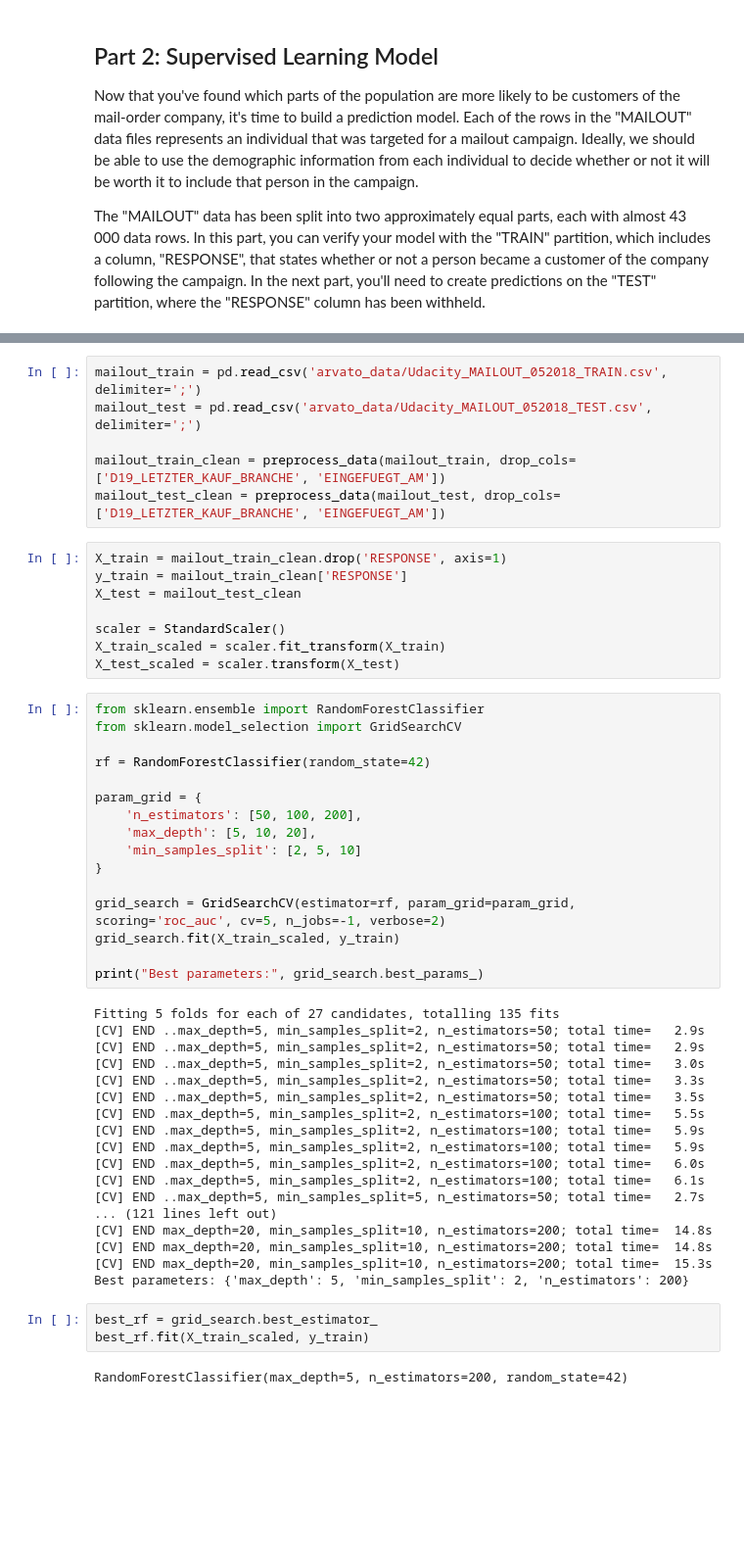
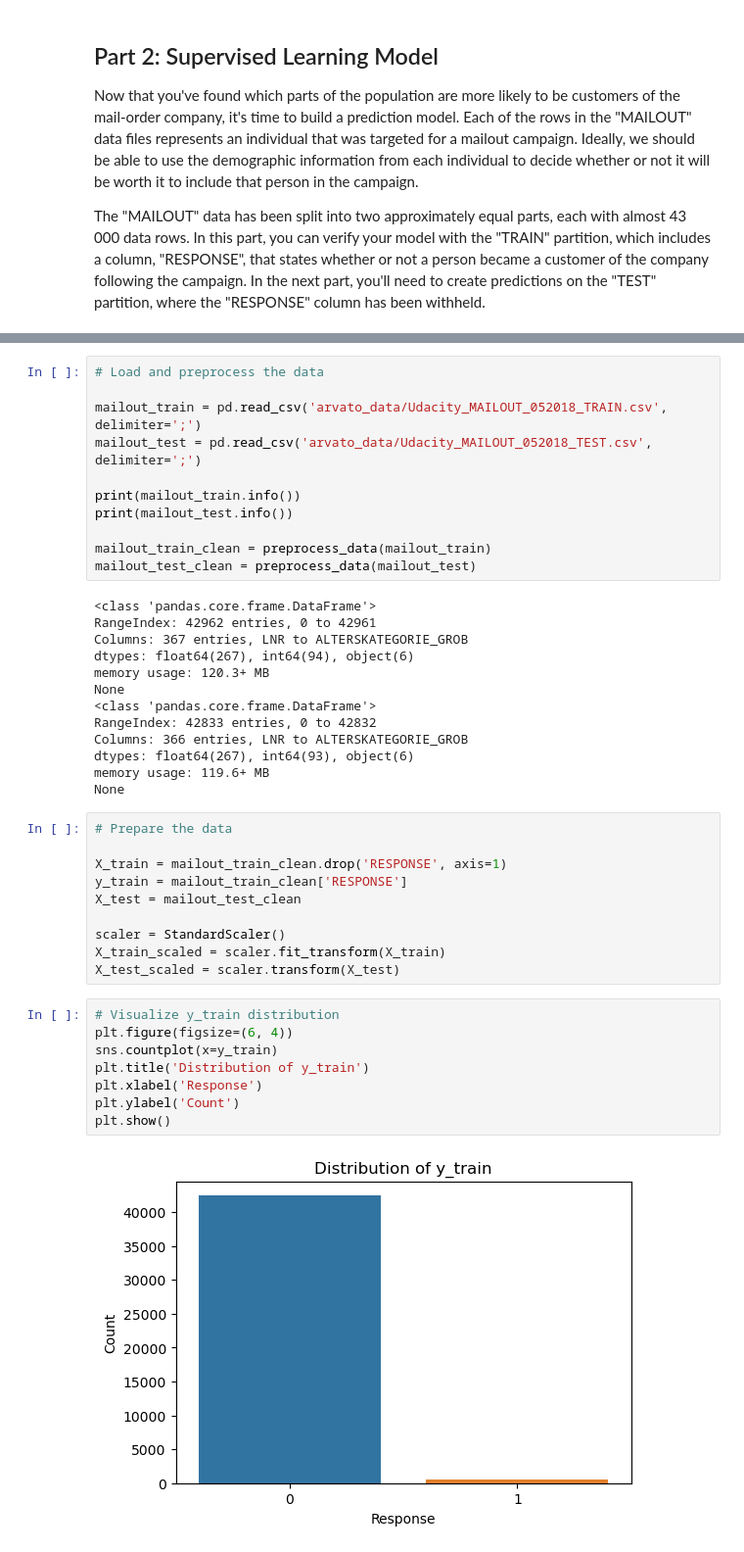
Before and after one commit to Maia97/UDS-Customer-Segmentation-Project, a Jupyter notebook: Arvato_Customer_Segmentation.ipynb, the cells around one changed output, grey strips where cells are left out. Shown: that part at 98% size. Drawn from its saved outputs; the diff is of its cells as text; blank space fills up the shorter version.

```diff
--- a/Arvato_Customer_Segmentation.ipynb
+++ b/Arvato_Customer_Segmentation.ipynb
@@ -873,10 +873,30 @@ mailout_train = pd.read_csv('../../data/Term2/capstone/arvato_data/Udacity_MAILO
 # %%
+# Load and preprocess the data
+
 mailout_train = pd.read_csv('arvato_data/Udacity_MAILOUT_052018_TRAIN.csv', delimiter=';')
 mailout_test = pd.read_csv('arvato_data/Udacity_MAILOUT_052018_TEST.csv', delimiter=';')
 
-mailout_train_clean = preprocess_data(mailout_train, drop_cols=['D19_LETZTER_KAUF_BRANCHE', 'EINGEFUEGT_AM'])
-mailout_test_clean = preprocess_data(mailout_test, drop_cols=['D19_LETZTER_KAUF_BRANCHE', 'EINGEFUEGT_AM'])
+print(mailout_train.info())
+print(mailout_test.info())
+
+mailout_train_clean = preprocess_data(mailout_train)
+mailout_test_clean = preprocess_data(mailout_test)
+# %% [output]
+<class 'pandas.core.frame.DataFrame'>
+RangeIndex: 42962 entries, 0 to 42961
+Columns: 367 entries, LNR to ALTERSKATEGORIE_GROB
+dtypes: float64(267), int64(94), object(6)
+memory usage: 120.3+ MB
+None
+<class 'pandas.core.frame.DataFrame'>
+RangeIndex: 42833 entries, 0 to 42832
+Columns: 366 entries, LNR to ALTERSKATEGORIE_GROB
+dtypes: float64(267), int64(93), object(6)
+memory usage: 119.6+ MB
+None
 # %%
+# Prepare the data
+
 X_train = mailout_train_clean.drop('RESPONSE', axis=1)
 y_train = mailout_train_clean['RESPONSE']
 X_test = mailout_test_clean
@@ -884,42 +904,13 @@ X_test = mailout_test_clean
 scaler = StandardScaler()
 X_train_scaled = scaler.fit_transform(X_train)
 X_test_scaled = scaler.transform(X_test)
-# %%
-from sklearn.ensemble import RandomForestClassifier
-from sklearn.model_selection import GridSearchCV
-
-rf = RandomForestClassifier(random_state=42)
-
-param_grid = {
-    'n_estimators': [50, 100, 200],
-    'max_depth': [5, 10, 20],
-    'min_samples_split': [2, 5, 10]
-}
-
-grid_search = GridSearchCV(estimator=rf, param_grid=param_grid, scoring='roc_auc', cv=5, n_jobs=-1, verbose=2)
-grid_search.fit(X_train_scaled, y_train)
-
-print("Best parameters:", grid_search.best_params_)
-# %% [output]
-Fitting 5 folds for each of 27 candidates, totalling 135 fits
-[CV] END ..max_depth=5, min_samples_split=2, n_estimators=50; total time=   2.9s
-[CV] END ..max_depth=5, min_samples_split=2, n_estimators=50; total time=   2.9s
-[CV] END ..max_depth=5, min_samples_split=2, n_estimators=50; total time=   3.0s
-[CV] END ..max_depth=5, min_samples_split=2, n_estimators=50; total time=   3.3s
-[CV] END ..max_depth=5, min_samples_split=2, n_estimators=50; total time=   3.5s
-[CV] END .max_depth=5, min_samples_split=2, n_estimators=100; total time=   5.5s
-[CV] END .max_depth=5, min_samples_split=2, n_estimators=100; total time=   5.9s
-[CV] END .max_depth=5, min_samples_split=2, n_estimators=100; total time=   5.9s
-[CV] END .max_depth=5, min_samples_split=2, n_estimators=100; total time=   6.0s
-[CV] END .max_depth=5, min_samples_split=2, n_estimators=100; total time=   6.1s
-[CV] END ..max_depth=5, min_samples_split=5, n_estimators=50; total time=   2.7s
-... (121 lines left out)
-[CV] END max_depth=20, min_samples_split=10, n_estimators=200; total time=  14.8s
-[CV] END max_depth=20, min_samples_split=10, n_estimators=200; total time=  14.8s
-[CV] END max_depth=20, min_samples_split=10, n_estimators=200; total time=  15.3s
-Best parameters: {'max_depth': 5, 'min_samples_split': 2, 'n_estimators': 200}
-# %%
-best_rf = grid_search.best_estimator_
-best_rf.fit(X_train_scaled, y_train)
-# %% [output]
-RandomForestClassifier(max_depth=5, n_estimators=200, random_state=42)
+# %%
+# Visualize y_train distribution
+plt.figure(figsize=(6, 4))
+sns.countplot(x=y_train)
+plt.title('Distribution of y_train')
+plt.xlabel('Response')
+plt.ylabel('Count')
+plt.show()
+# %% [output]
+[figure, added]
```
Also changed, not shown: parts of 22 cells of this notebook.
